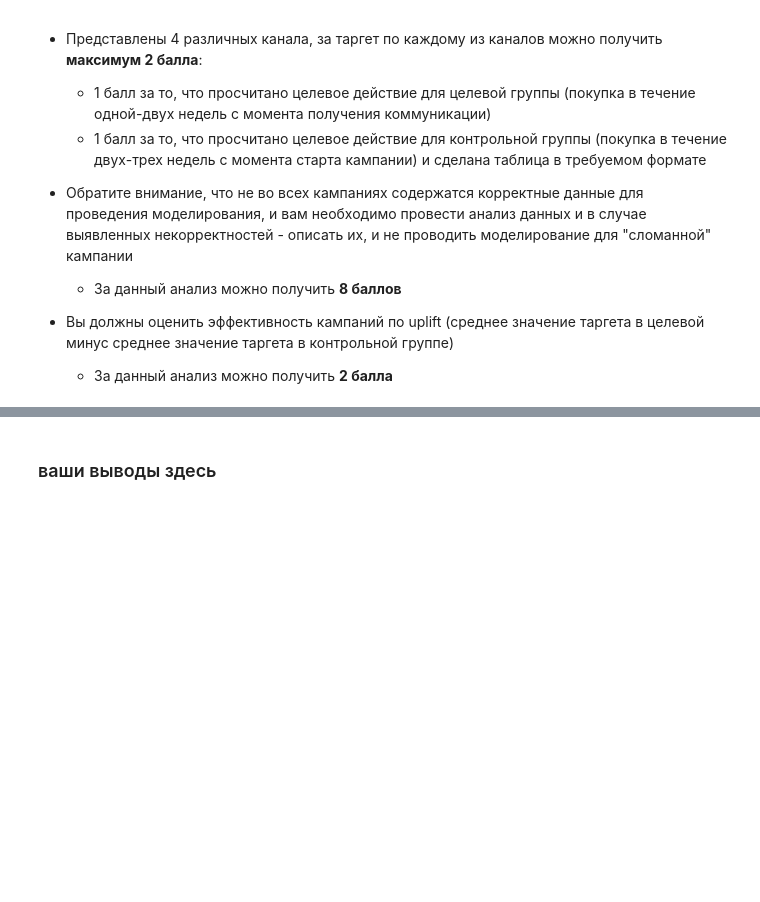
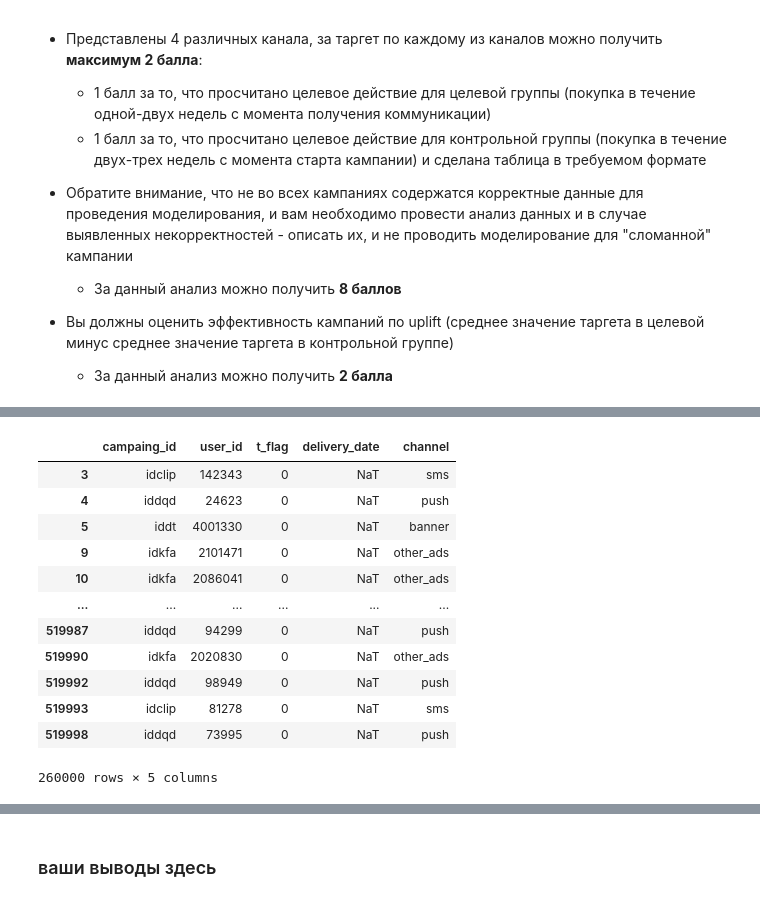
Before and after one commit to vasilyryabtsev/ml-hse-24-25, a Jupyter notebook: HW6_Uplift/AI_HW6_uplift.ipynb, the cells around one changed output, grey strips where cells are left out. Saved outputs shown, nothing was run; the diff lists cells and outputs as text; code cells hidden in the pictures; blank space fills up the shorter version.

```diff
--- a/HW6_Uplift/AI_HW6_uplift.ipynb
+++ b/HW6_Uplift/AI_HW6_uplift.ipynb
@@ -156,0 +309,16 @@ people_in_campaigns = pd.read_csv('data/PEOPLE_IN_CAMPAINGS_FINAL.csv')
+# %%
+people_in_campaigns_merge_campaigns[people_in_campaigns_merge_campaigns['delivery_date'].isna()]
+# %% [output]
+|  | campaing_id | user_id | t_flag | delivery_date | channel |
+| 3 | idclip | 142343 | 0 | NaT | sms |
+| 4 | iddqd | 24623 | 0 | NaT | push |
+| 5 | iddt | 4001330 | 0 | NaT | banner |
+| 9 | idkfa | 2101471 | 0 | NaT | other_ads |
+| 10 | idkfa | 2086041 | 0 | NaT | other_ads |
+| ... | ... | ... | ... | ... | ... |
+| 519987 | iddqd | 94299 | 0 | NaT | push |
+| 519990 | idkfa | 2020830 | 0 | NaT | other_ads |
+| 519992 | iddqd | 98949 | 0 | NaT | push |
+| 519993 | idclip | 81278 | 0 | NaT | sms |
+| 519998 | iddqd | 73995 | 0 | NaT | push |
+260000 rows × 5 columns
```
Also changed, not shown: parts of 32 cells of this notebook.
